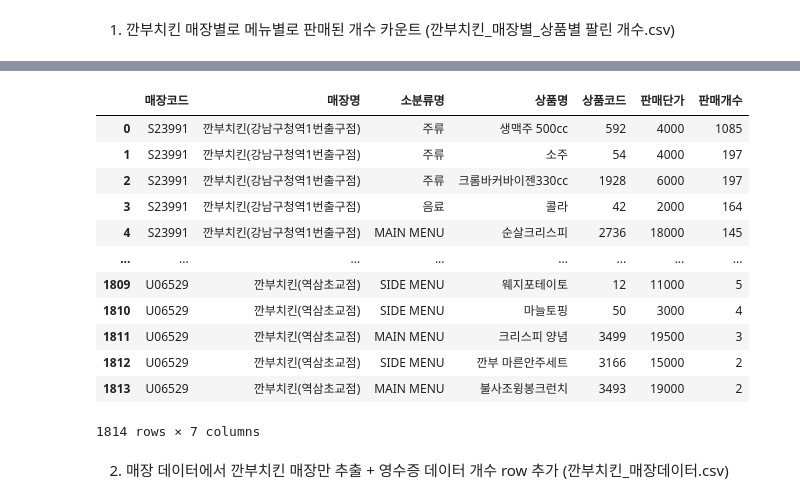
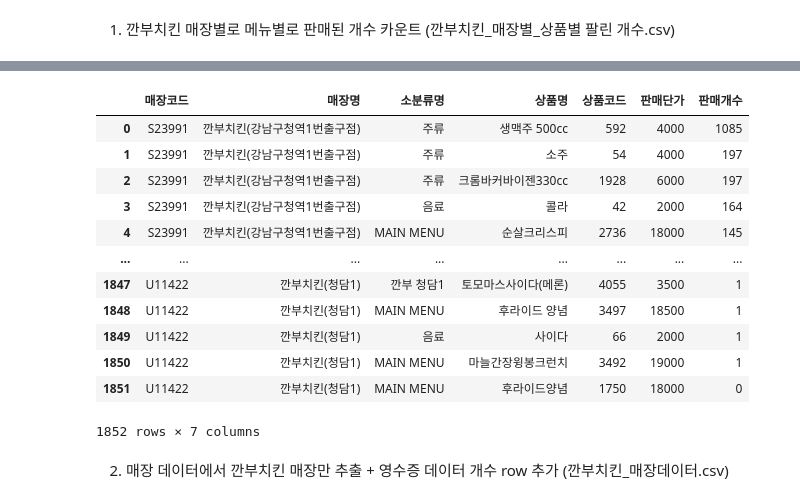
Before and after one commit to POSdata-Sales-Prediction/Store-operation-consulting, a Jupyter notebook: Data Preprocessing/chicken_DataPreprocessing_SY.ipynb, the cells around one changed output, grey strips where cells are left out. Saved outputs shown, nothing was run; the diff lists cells and outputs as text; code cells hidden in the pictures.

```diff
--- a/Data Preprocessing/chicken_DataPreprocessing_SY.ipynb
+++ b/Data Preprocessing/chicken_DataPreprocessing_SY.ipynb
@@ -100,20 +109,20 @@ new_menuData.to_csv('../../processedData/깐부치킨_매장별_상품별 팔린
 # %%
-test = pd.read_csv('../../processedData/깐부치킨_매장별_상품별 팔린 개수.csv', encoding='UTF8')
+test = pd.read_csv('../../resources/processedData/깐부치킨_매장별_상품별 팔린 개수.csv', encoding='UTF8')
 test
 # %% [output]
 |  | 매장코드 | 매장명 | 소분류명 | 상품명 | 상품코드 | 판매단가 | 판매개수 |
 | 0 | S23991 | 깐부치킨(강남구청역1번출구점) | 주류 | 생맥주 500cc | 592 | 4000 | 1085 |
 | 1 | S23991 | 깐부치킨(강남구청역1번출구점) | 주류 | 소주 | 54 | 4000 | 197 |
 | 2 | S23991 | 깐부치킨(강남구청역1번출구점) | 주류 | 크롬바커바이젠330cc | 1928 | 6000 | 197 |
 | 3 | S23991 | 깐부치킨(강남구청역1번출구점) | 음료 | 콜라 | 42 | 2000 | 164 |
 | 4 | S23991 | 깐부치킨(강남구청역1번출구점) | MAIN MENU | 순살크리스피 | 2736 | 18000 | 145 |
 | ... | ... | ... | ... | ... | ... | ... | ... |
-| 1809 | U06529 | 깐부치킨(역삼초교점) | SIDE MENU | 웨지포테이토 | 12 | 11000 | 5 |
-| 1810 | U06529 | 깐부치킨(역삼초교점) | SIDE MENU | 마늘토핑 | 50 | 3000 | 4 |
-| 1811 | U06529 | 깐부치킨(역삼초교점) | MAIN MENU | 크리스피 양념 | 3499 | 19500 | 3 |
-| 1812 | U06529 | 깐부치킨(역삼초교점) | SIDE MENU | 깐부 마른안주세트 | 3166 | 15000 | 2 |
-| 1813 | U06529 | 깐부치킨(역삼초교점) | MAIN MENU | 불사조윙봉크런치 | 3493 | 19000 | 2 |
+| 1847 | U11422 | 깐부치킨(청담1) | 깐부 청담1 | 토모마스사이다(메론) | 4055 | 3500 | 1 |
+| 1848 | U11422 | 깐부치킨(청담1) | MAIN MENU | 후라이드 양념 | 3497 | 18500 | 1 |
+| 1849 | U11422 | 깐부치킨(청담1) | 음료 | 사이다 | 66 | 2000 | 1 |
+| 1850 | U11422 | 깐부치킨(청담1) | MAIN MENU | 마늘간장윙봉크런치 | 3492 | 19000 | 1 |
+| 1851 | U11422 | 깐부치킨(청담1) | MAIN MENU | 후라이드양념 | 1750 | 18000 | 0 |
-1814 rows × 7 columns
+1852 rows × 7 columns
 # %% [markdown]
 2. 매장 데이터에서 깐부치킨 매장만 추출 + 영수증 데이터 개수 row 추가 (깐부치킨_매장데이터.csv)
 # %%
```
Also changed, not shown: parts of 8 cells of this notebook, 1 other file.
